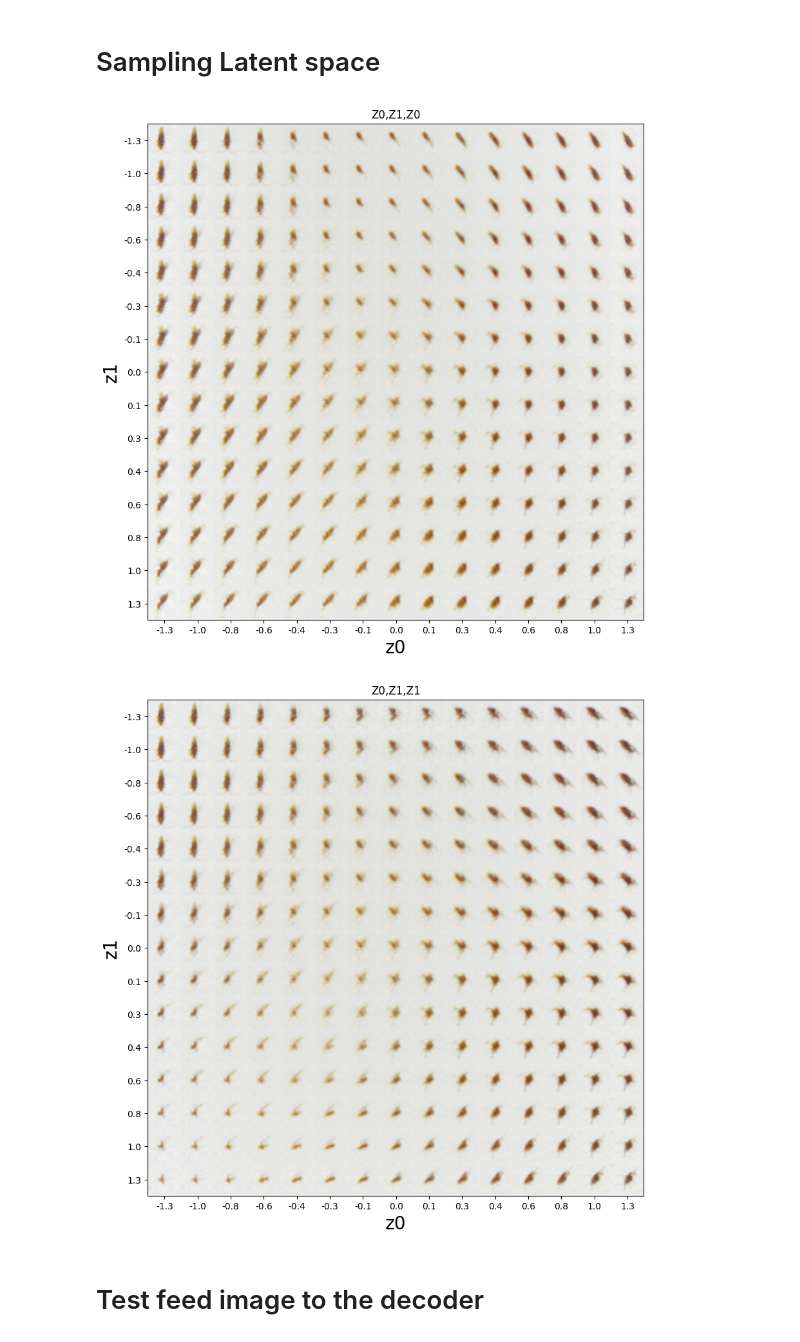
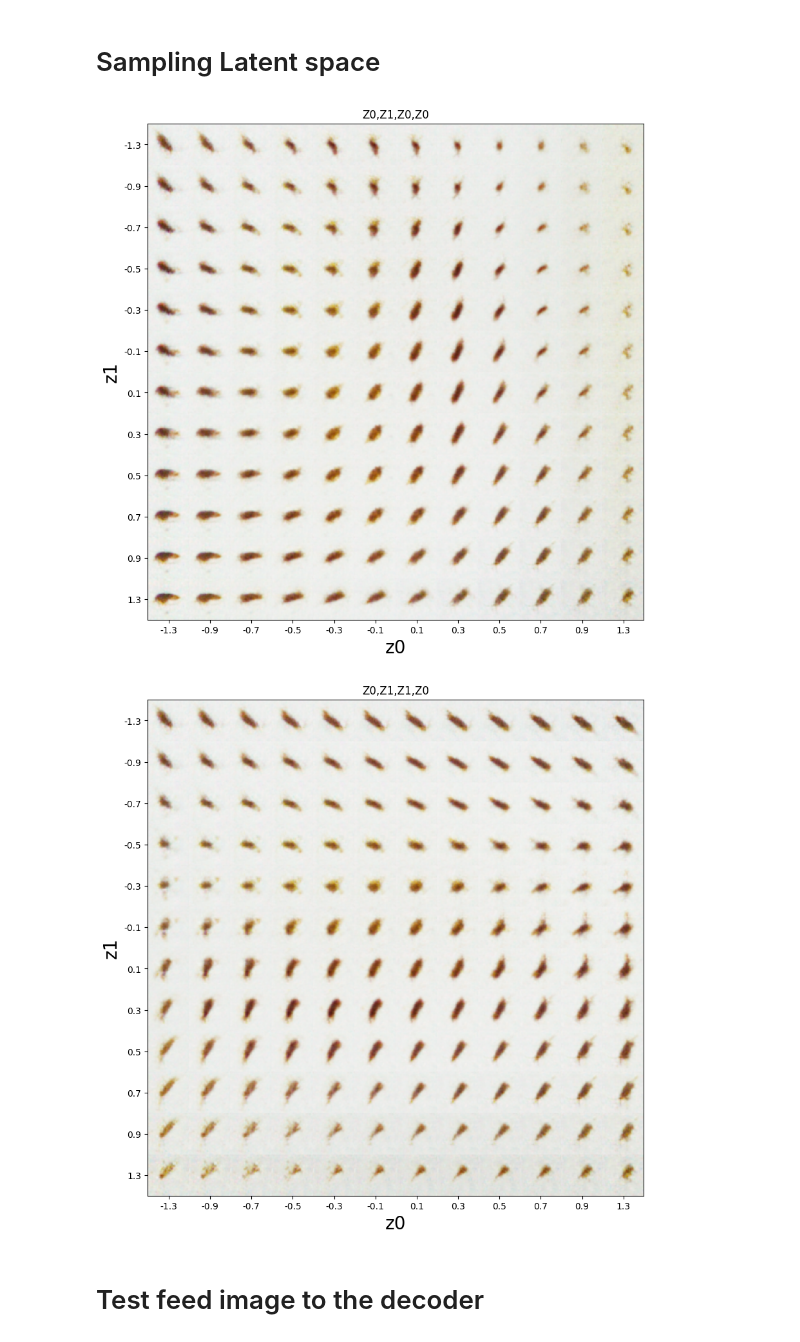
Before and after one commit to Pwhsky/copepod-image-analysis, a Jupyter notebook: vae/copepod_vae.ipynb, the cells around one changed output. Cells and saved outputs as stored; diff of their text form; code cells hidden in the pictures.

```diff
--- a/vae/copepod_vae.ipynb
+++ b/vae/copepod_vae.ipynb
@@ -7,11 +7,11 @@ import cv2
 # Images from dataset
 # %%
 load_data = np.load('copepod_crops.npz')
-training_data = [load_data[file] for file in load_data.files]
-num_images = len(training_data)
+training_images = [load_data[file] for file in load_data.files]
+num_images = len(training_images)
 fig, axs = plt.subplots(1, num_images, figsize=(15, 5))
 for i, image in enumerate(training_images):
-    axs[i].imshow(image, cmap='gray')
+    axs[i].imshow(image)
     axs[i].axis('off')
 
 print(f"Length of training data: {num_images}")
@@ -30,7 +30,7 @@ import torch.nn as nn
 
 #Hyperparams
 channel_param  = [48*2,48*2]
-input_dims     = np.shape(training_image)
+input_dims     = np.shape(training_images[0])
 color_channels = input_dims[-1]
 latent_size    = 4
 red_dims       = [int(latent_size / ( 2 **len(channel_param))) for latent_size in input_dims]
@@ -93,16 +93,19 @@ random_crop = dt.Value(lambda: random.choice(training_images))
 image_pipeline = (
     dt.Value(random_crop)
     >> dt.NormalizeMinMax()
+    >> dt.FlipLR(lambda: random.uniform(0,0.4))
+    >> dt.FlipUD(lambda: random.uniform(0,0.4))
+    >> dt.FlipDiagonal(lambda: random.uniform(0,0.4))
     >> dt.MoveAxis(2,0)
     >> dt.pytorch.ToTensor(dtype=torch.float)
 )
 
-train_dataset = dt.pytorch.Dataset(image_pipeline & image_pipeline,length=100)
-train_loader  = DataLoader(train_dataset,batch_size=32,shuffle=True,num_workers=5)
+train_dataset = dt.pytorch.Dataset(image_pipeline & image_pipeline,length=200)
+train_loader  = DataLoader(train_dataset,batch_size=5,shuffle=True,num_workers=5)
 # %% [markdown]
 # Training
 # %%
-vae_trainer = dl.Trainer(max_epochs=300,accelerator="auto")
+vae_trainer = dl.Trainer(max_epochs=200,accelerator="auto")
 vae_trainer.fit(vae,train_loader)
 # %% [output]
 /home/alex/.local/lib/python3.10/site-packages/lightning/pytorch/trainer/configuration_validator.py:74: You defined a `validation_step` but have no `val_dataloader`. Skipping val loop.
@@ -126,7 +129,7 @@ INFO:
 # Sampling Latent space
 # %%
 from torch.distributions.normal import Normal
-img_num = 15
+img_num = 12
 img_size = 48
 
 z0_grid = Normal(0, 1).icdf(torch.linspace(0.1, 0.9, img_num))
@@ -145,7 +148,7 @@ for i0, z0 in enumerate(z0_grid):
         ] = generated_image
 
 plt.figure(figsize=(10, 10))
-plt.title("Z0,Z1,Z0")
+plt.title("Z0,Z1,Z0,Z0")
 plt.imshow(image, cmap="gray")
 plt.xticks(
 np.arange(0.5 * img_size, (0.5 + img_num) * img_size, img_size),
@@ -159,37 +162,37 @@ plt.xlabel("z0", fontsize=20)
 plt.ylabel("z1", fontsize=20)
 plt.show()
 
 
 
 image = np.zeros((img_num * img_size, img_num * img_size,3))
 for i0, z0 in enumerate(z0_grid):
     for i1, z1 in enumerate(z1_grid):
-        z=torch.stack((z0,z1,z1,z0)).unsqueeze(0)
+        z=torch.stack((z0,z1,z1,z1)).unsqueeze(0)
         generated_image = vae.decode(z).clone().detach().numpy()
         generated_image = generated_image.transpose(0, 2, 3, 1).squeeze()
         image[
             i1 * img_size : (i1 + 1) * img_size,
             i0 * img_size : (i0 + 1) * img_size,
             :
         ] = generated_image
 
 plt.figure(figsize=(10, 10))
-plt.title("Z0,Z1,Z1")
+plt.title("Z0,Z1,Z1,Z0")
 plt.imshow(image, cmap="gray")
 plt.xticks(
 np.arange(0.5 * img_size, (0.5 + img_num) * img_size, img_size),
 np.round(z0_grid.numpy(), 1),
 )
 plt.yticks(
 np.arange(0.5 * img_size, (0.5 + img_num) * img_size, img_size),
 np.round(z1_grid.numpy(), 1),
 )
 plt.xlabel("z0", fontsize=20)
 plt.ylabel("z1", fontsize=20)
 plt.show()
 # %% [output]
-[figure, old version]
+[figure, new version]
-[figure, old version]
+[figure, new version]
 # %% [markdown]
 # Test feed image to the decoder
 # %%
```
Also changed, not shown: parts of 3 cells of this notebook, 1 other file.
